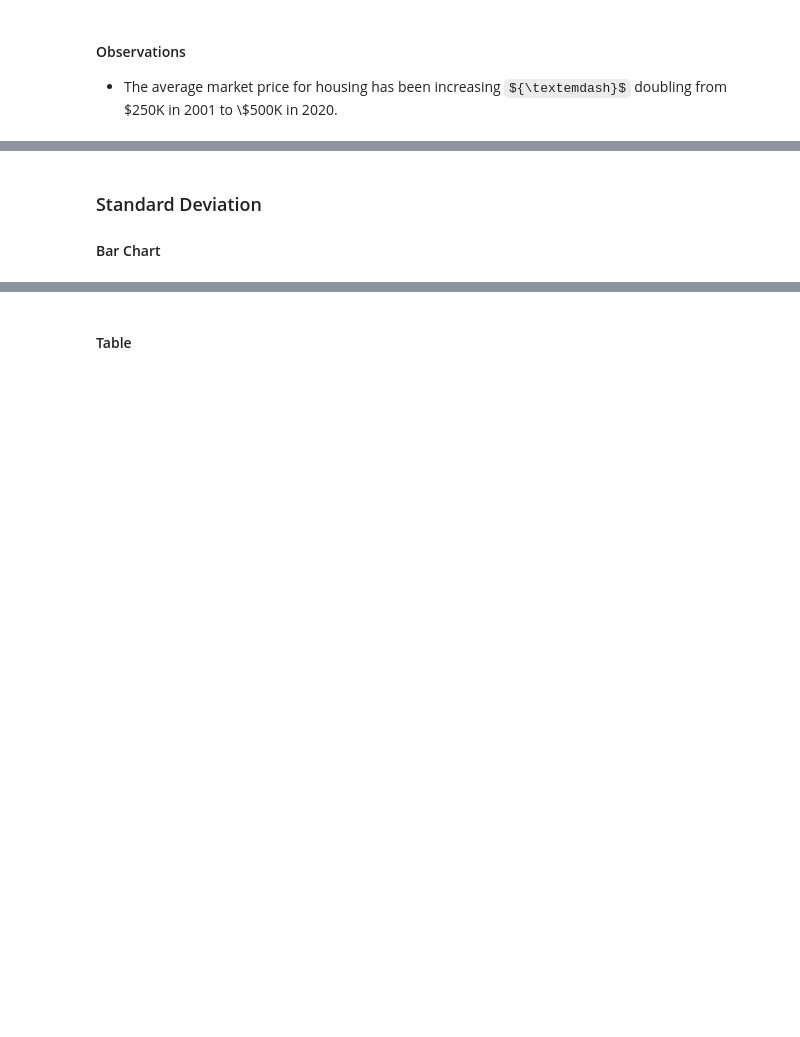
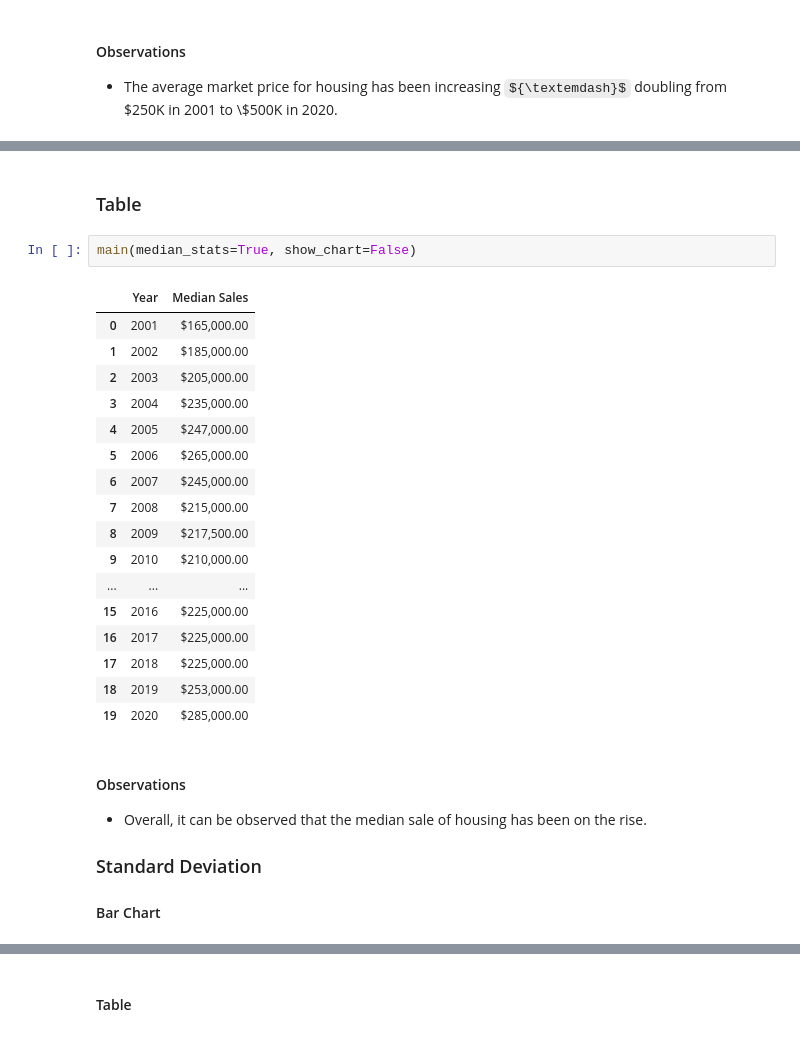
Before and after one commit to tyreseGill/data-analysis-of-sales, a Jupyter notebook: main.ipynb, the cells around one changed output, grey strips where cells are left out. Saved outputs shown, nothing was run; the diff lists cells and outputs as text; some formulas as TeX source; blank space fills up the shorter version.

```diff
--- a/main.ipynb
+++ b/main.ipynb
@@ -224,4 +261,29 @@ df
+# %% [markdown]
+### Table
+# %%
+main(median_stats=True, show_chart=False)
+# %% [output]
+|  | Year | Median Sales |
+| 0 | 2001 | $165,000.00 |
+| 1 | 2002 | $185,000.00 |
+| 2 | 2003 | $205,000.00 |
+| 3 | 2004 | $235,000.00 |
+| 4 | 2005 | $247,000.00 |
+| 5 | 2006 | $265,000.00 |
+| 6 | 2007 | $245,000.00 |
+| 7 | 2008 | $215,000.00 |
+| 8 | 2009 | $217,500.00 |
+| 9 | 2010 | $210,000.00 |
+| ... | ... | ... |
+| 15 | 2016 | $225,000.00 |
+| 16 | 2017 | $225,000.00 |
+| 17 | 2018 | $225,000.00 |
+| 18 | 2019 | $253,000.00 |
+| 19 | 2020 | $285,000.00 |
 # %% [markdown]
+#### Observations
+- Overall, it can be observed that the median sale of housing has been on the rise.
+
 ### Standard Deviation
 #### Bar Chart
 # %%
```
Also changed, not shown: parts of 10 cells of this notebook.
